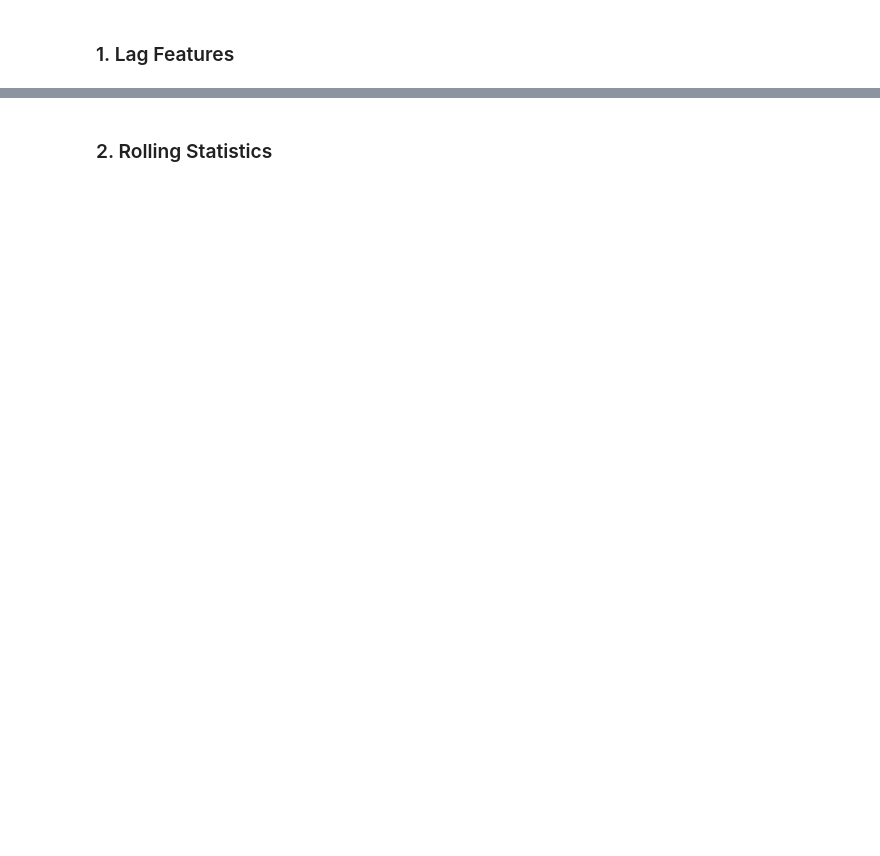
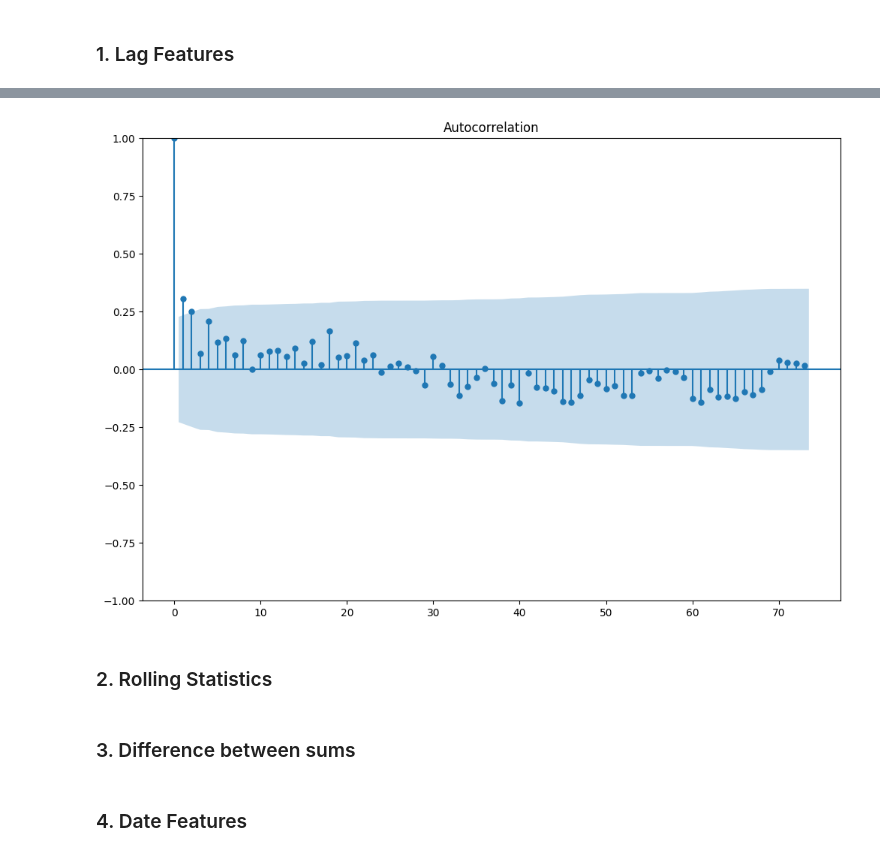
Before and after one commit to TanayY/MPL, a Jupyter notebook: notebooks/new_anaylsis.ipynb, the cells around one changed output, grey strips where cells are left out. Drawn from its saved outputs; the diff is of its cells as text; code cells hidden in the pictures; blank space fills up the shorter version.

```diff
--- a/notebooks/new_anaylsis.ipynb
+++ b/notebooks/new_anaylsis.ipynb
@@ -683,3 +811,8 @@ for col in ["Enquiry_Quantity", "Booking_Quantity", "Invoice_Quantity"]:
+# %%
+plot_acf(subset["Invoice_Quantity"], lags=len(subset) - 1)
+plt.show()
+# %% [output]
+[figure, added]
 # %% [markdown]
 ### 2. Rolling Statistics
 # %%
@@ -702,3 +835,5 @@ for col in ["Enquiry_Quantity", "Booking_Quantity", "Invoice_Quantity"]:
         .std()
         .reset_index(drop=True)
     )
+# %% [markdown]
+### 3. Difference between sums
@@ -704,0 +847,2 @@ for col in ["Enquiry_Quantity", "Booking_Quantity", "Invoice_Quantity"]:
+# %% [markdown]
+### 4. Date Features
```
Also changed, not shown: parts of 41 cells of this notebook, 2 other files.
